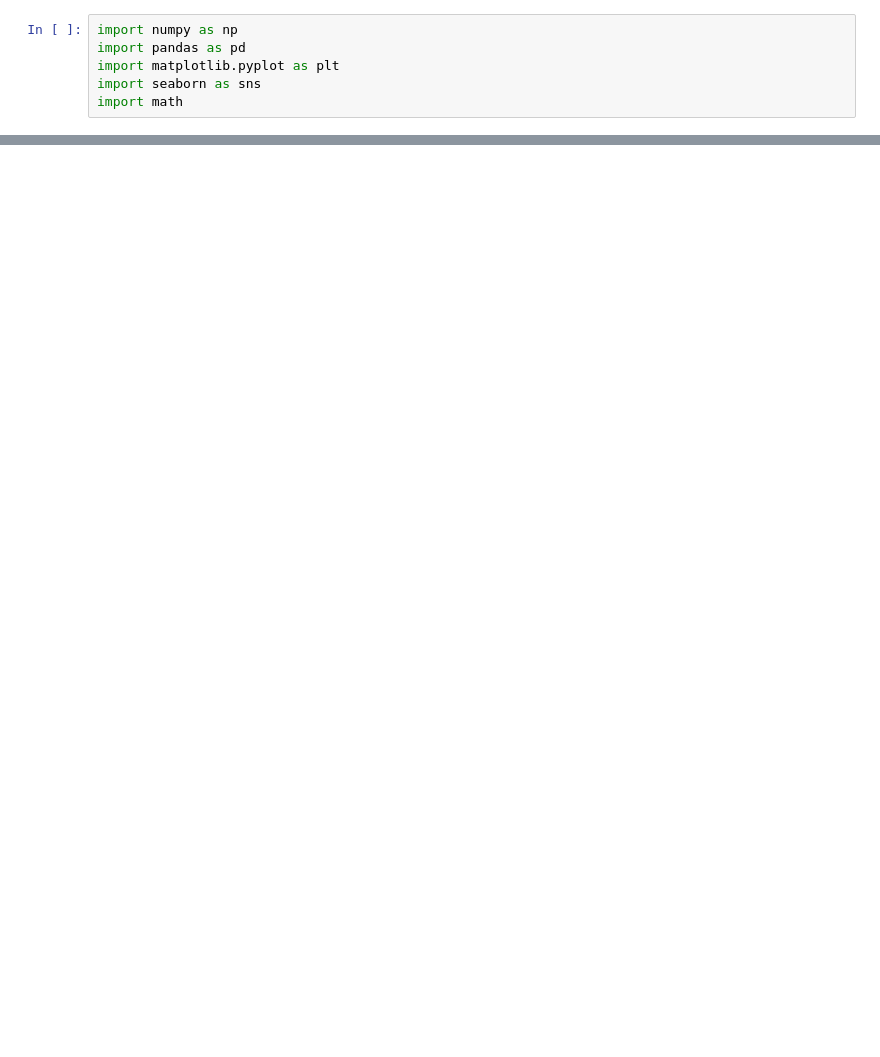
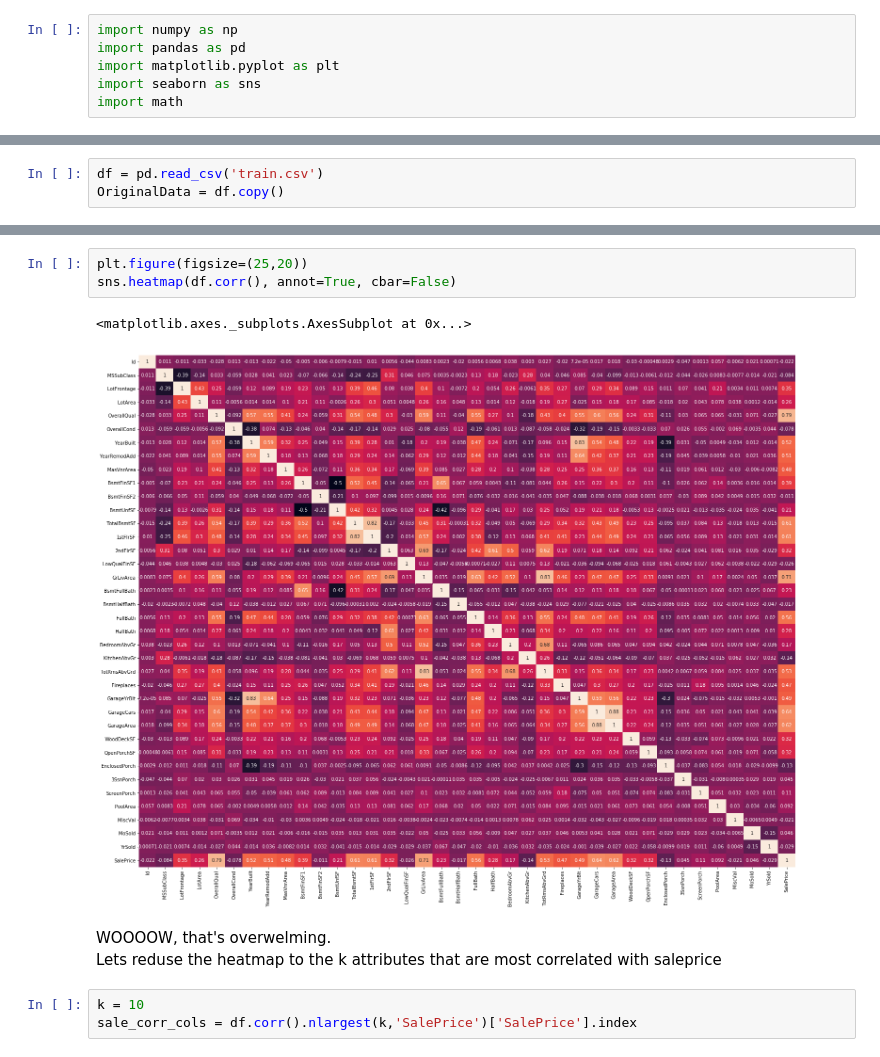
Before and after one commit to 181394/DAT158, a Jupyter notebook: oblig2/Oblig2.ipynb, the cells around one changed output, grey strips where cells are left out. Drawn from its saved outputs; the diff is of its cells as text; blank space fills up the shorter version.

Commit message:
started training model

```diff
--- a/oblig2/Oblig2.ipynb
+++ b/oblig2/Oblig2.ipynb
@@ -62,0 +7,3 @@ sns.heatmap(dataset[sale_corr_cols].corr(),annot=True)
+# %%
+df = pd.read_csv('train.csv')
+OriginalData = df.copy()
@@ -62,0 +43,12 @@ sns.heatmap(dataset[sale_corr_cols].corr(),annot=True)
+# %%
+plt.figure(figsize=(25,20))
+sns.heatmap(df.corr(), annot=True, cbar=False)
+# %% [output]
+<matplotlib.axes._subplots.AxesSubplot at 0x...>
+[figure, added]
+# %% [markdown]
+WOOOOW, that's overwelming. <br>
+Lets reduse the heatmap to the k attributes that are most correlated with saleprice
+# %%
+k = 10
+sale_corr_cols = df.corr().nlargest(k,'SalePrice')['SalePrice'].index
```
Also changed, not shown: parts of 43 cells of this notebook.
